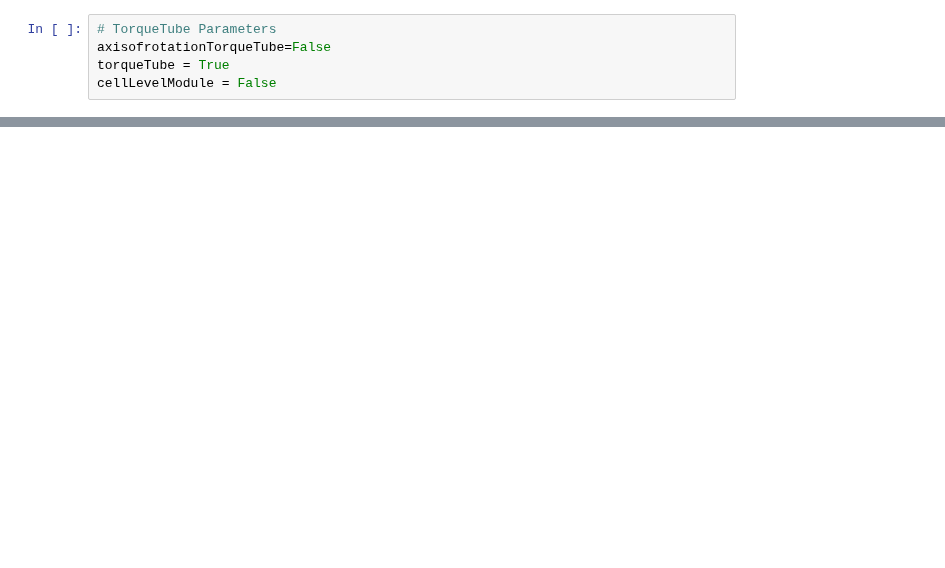
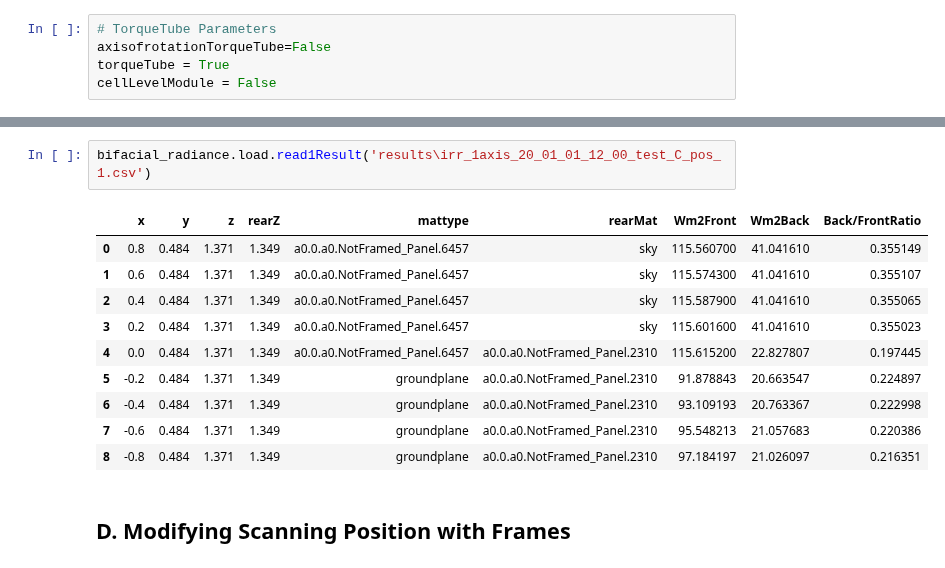
Before and after one commit to NREL/bifacial_radiance, a Jupyter notebook: docs/tutorials/Site Simulation with Frames and Omegas.ipynb, the cells around one changed output, grey strips where cells are left out. Drawn from its saved outputs; the diff is of its cells as text; blank space fills up the shorter version.

```diff
--- a/docs/tutorials/Site Simulation with Frames and Omegas.ipynb
+++ b/docs/tutorials/Site Simulation with Frames and Omegas.ipynb
@@ -236,0 +290,15 @@ Saved: cumulative_results__WITHOUT_pos_1.csv
+# %%
+bifacial_radiance.load.read1Result('results\irr_1axis_20_01_01_12_00_test_C_pos_1.csv')
+# %% [output]
+|  | x | y | z | rearZ | mattype | rearMat | Wm2Front | Wm2Back | Back/FrontRatio |
+| 0 | 0.8 | 0.484 | 1.371 | 1.349 | a0.0.a0.NotFramed_Panel.6457 | sky | 115.560700 | 41.041610 | 0.355149 |
+| 1 | 0.6 | 0.484 | 1.371 | 1.349 | a0.0.a0.NotFramed_Panel.6457 | sky | 115.574300 | 41.041610 | 0.355107 |
+| 2 | 0.4 | 0.484 | 1.371 | 1.349 | a0.0.a0.NotFramed_Panel.6457 | sky | 115.587900 | 41.041610 | 0.355065 |
+| 3 | 0.2 | 0.484 | 1.371 | 1.349 | a0.0.a0.NotFramed_Panel.6457 | sky | 115.601600 | 41.041610 | 0.355023 |
+| 4 | 0.0 | 0.484 | 1.371 | 1.349 | a0.0.a0.NotFramed_Panel.6457 | a0.0.a0.NotFramed_Panel.2310 | 115.615200 | 22.827807 | 0.197445 |
+| 5 | -0.2 | 0.484 | 1.371 | 1.349 | groundplane | a0.0.a0.NotFramed_Panel.2310 | 91.878843 | 20.663547 | 0.224897 |
+| 6 | -0.4 | 0.484 | 1.371 | 1.349 | groundplane | a0.0.a0.NotFramed_Panel.2310 | 93.109193 | 20.763367 | 0.222998 |
+| 7 | -0.6 | 0.484 | 1.371 | 1.349 | groundplane | a0.0.a0.NotFramed_Panel.2310 | 95.548213 | 21.057683 | 0.220386 |
+| 8 | -0.8 | 0.484 | 1.371 | 1.349 | groundplane | a0.0.a0.NotFramed_Panel.2310 | 97.184197 | 21.026097 | 0.216351 |
+# %% [markdown]
+## D. Modifying Scanning Position with Frames
```
Also changed, not shown: parts of 41 cells of this notebook, 1 other file.
